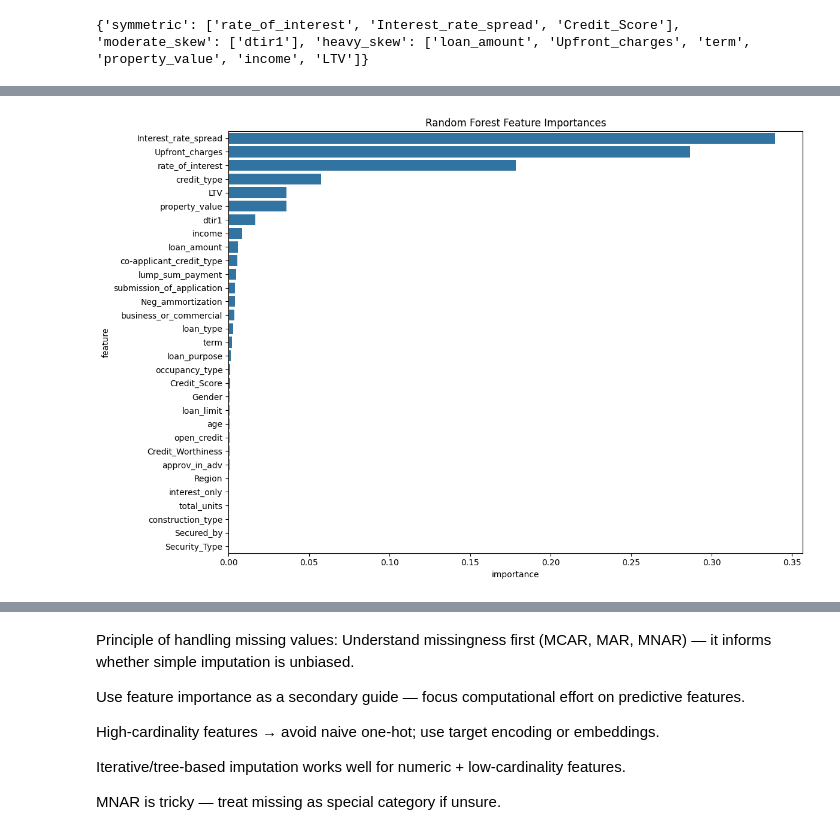
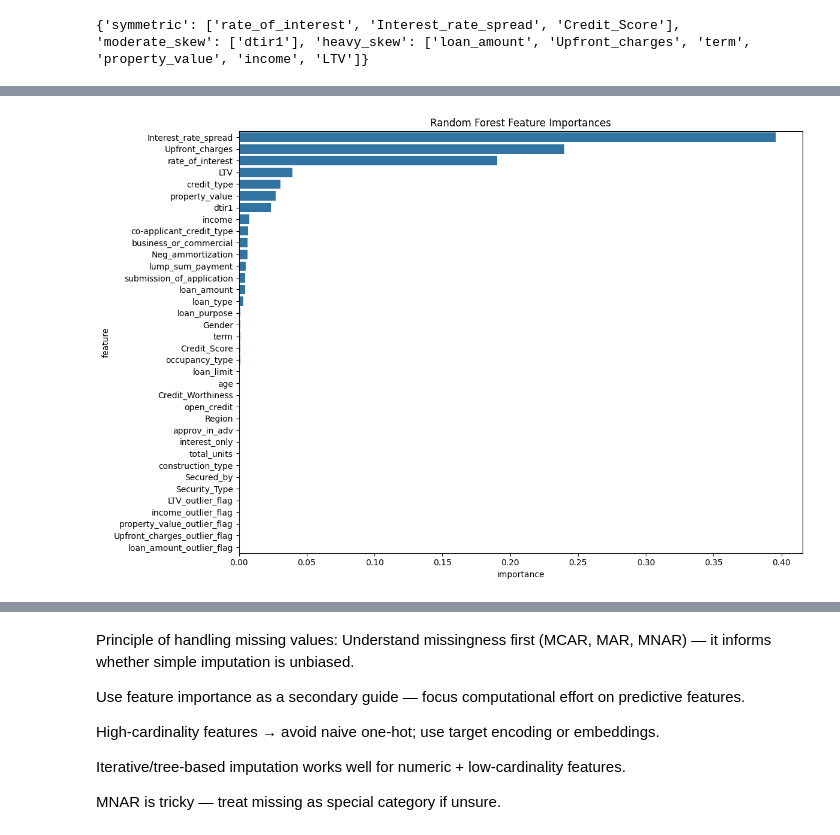
Before and after one commit to qiulanzeng/Loan-Default-Prediction, a Jupyter notebook: loan_default_prediction.ipynb, the cells around one changed output, grey strips where cells are left out. Drawn from its saved outputs; the diff is of its cells as text; code cells hidden in the pictures.

```diff
--- a/loan_default_prediction.ipynb
+++ b/loan_default_prediction.ipynb
@@ -268,0 +355,3 @@ print(numerical_features)
+# %%
+numerical_features = sum(numerical_features_groups.values(), [])
+categorical_features = sum(categorical_features_groups.values(), [])
@@ -268,0 +477,10 @@ print(numerical_features)
+# %%
+# For term, create binned term length.
+def bin_term_binary(df):
+    df = df.copy()
+    df["term"] = df["term"].map(lambda x: "long" if x == 360 else "short")
+    return df
+X_train_tmp = X_train.copy()
+X_train_tmp = bin_term_binary(X_train_tmp)
+print(X_train_tmp["term"].value_counts())
+print(X_train["term"].value_counts())
@@ -268,0 +641,8 @@ print(numerical_features)
+# %%
+# Logistic/NN model preprocessing
+X_train_lr_nn = apply_preprocess(X_train.copy(), outlier_processing_lr_nn, iqr_outliers)
+X_test_lr_nn  = apply_preprocess(X_test.copy(), outlier_processing_lr_nn, iqr_outliers)
+
+# # Tree-based model preprocessing
+# X_train_tree = apply_preprocess(X_train.copy(), outlier_processing_tree, iqr_outliers)
+# X_test_tree  = apply_preprocess(X_test.copy(), outlier_processing_tree, iqr_outliers)
@@ -316,24 +713,24 @@ dtype: float64
 # %%
-def calculate_feature_importance(df, features, target):
+def calculate_feature_importance(X, y):
     # Copy the original dataframe
-    df_temp = df.copy()
-
+    X_temp = X.copy()
+    print(X.shape)
+    print(y.shape)
     # Encode categorical columns and impute missing values
-
+    features = X_temp.columns
     for col in features:
-        if df_temp[col].dtype == 'object' or df_temp[col].dtype.name == 'category':
-            df_temp[col] = df_temp[col].fillna(df_temp[col].mode()[0])  # Fill with most frequent
+        if X_temp[col].dtype == 'object' or X_temp[col].dtype.name == 'category':
+            X_temp[col] = X_temp[col].fillna(X_temp[col].mode()[0])  # Fill with most frequent
             le = LabelEncoder()
-            df_temp[col] = le.fit_transform(df_temp[col])
+            X_temp[col] = le.fit_transform(X_temp[col])
         else:
-            df_temp[col] = df_temp[col].fillna(df_temp[col].median())  # Fill with median
+            X_temp[col] = X_temp[col].fillna(X_temp[col].median())  # Fill with median
 
     # Prepare data
-    X = df_temp[features]
-    y = df_temp[target]
+
 
     # Split into train and validation sets
-    X_train, X_val, y_train, y_val = train_test_split(X, y, test_size=0.2, random_state=42)
+    X_train, X_val, y_train, y_val = train_test_split(X_temp, y, test_size=0.2, random_state=42)
 
     # Train RandomForestClassifier
     rf = RandomForestClassifier(n_estimators=100, random_state=42)
@@ -358,5 +755,5 @@ def calculate_feature_importance(df, features, target):
     return feature_importances
 
 
-feature_importances = calculate_feature_importance(df, features, target)
+feature_importances = calculate_feature_importance(X_train_lr_nn, y_train)
 # %% [output]
@@ -380,4 +777,4 @@ feature_importances = calculate_feature_importance(df, features, target)
-[figure, old version]
+[figure, new version]
 # %%
 # Get features with low importance
 threshold = 0.005
```
Also changed, not shown: parts of 58 cells of this notebook, 1 other file.
